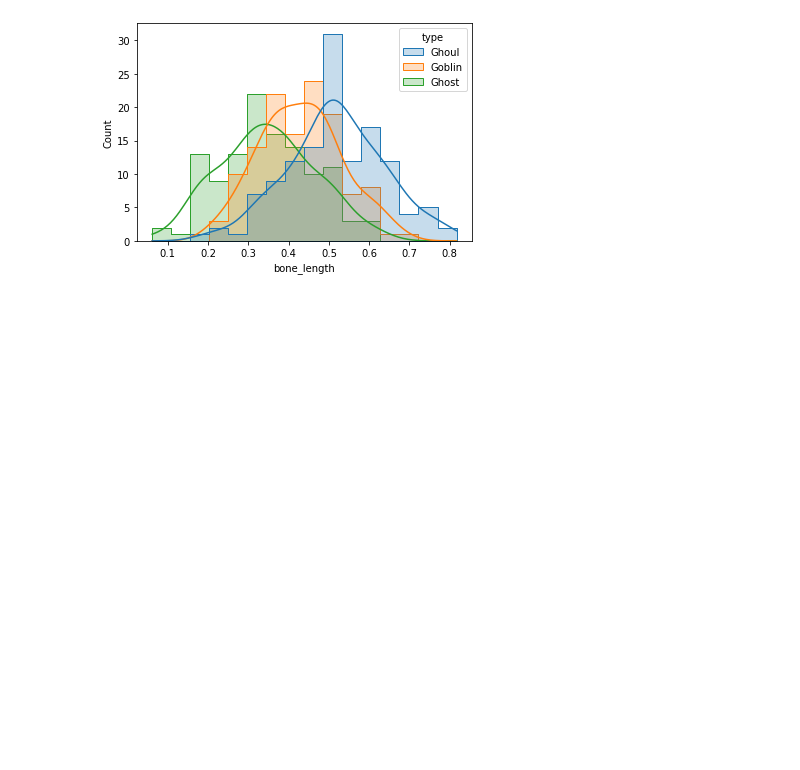
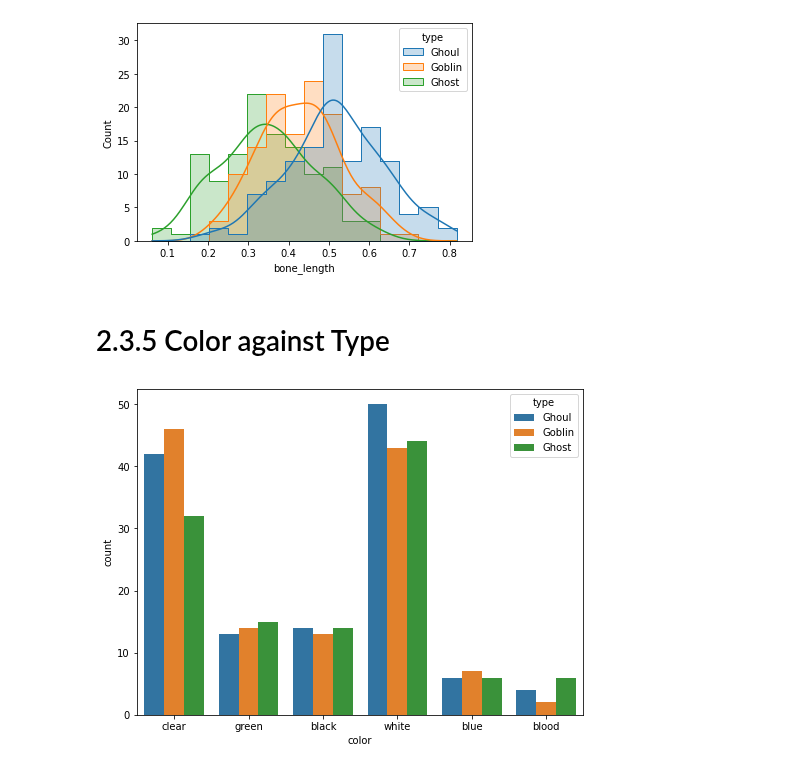
Before and after one commit to poolGolez/project-roosevelt, a Jupyter notebook: ghosts-goblins-ghosts-gotcha.ipynb, the cells around one changed output. Cells and saved outputs as stored; diff of their text form; code cells hidden in the pictures; blank space fills up the shorter version.

Commit message:
Bivariate analysis of color against type

```diff
--- a/ghosts-goblins-ghosts-gotcha.ipynb
+++ b/ghosts-goblins-ghosts-gotcha.ipynb
@@ -271,3 +271,11 @@ bivariate_num_var_against_type('has_soul')
 │ max            │ 0.68998    │ 0.854949 │ 0.935721 │
 ╘════════════════╧════════════╧══════════╧══════════╛
 [figure]
+# %% [markdown]
+# 2.3.5 Color against Type
+# %%
+plt.figure(figsize=(8, 6))
+sns.countplot(data=df, x='color', hue='type')
+plt.show()
+# %% [output]
+[figure, added]
```
